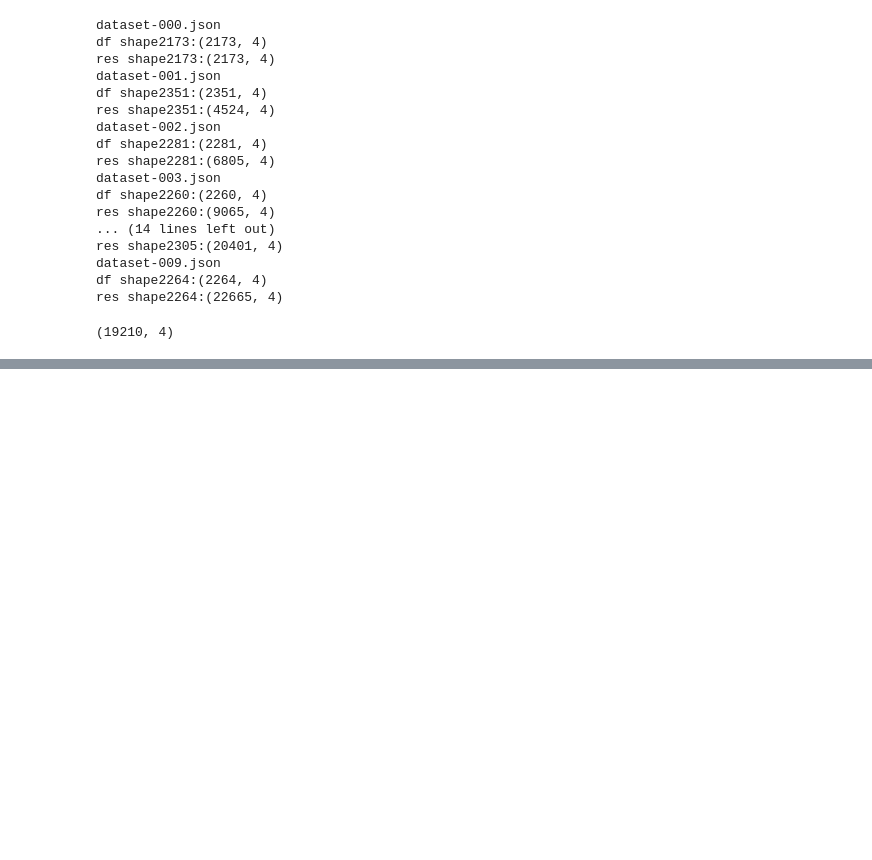
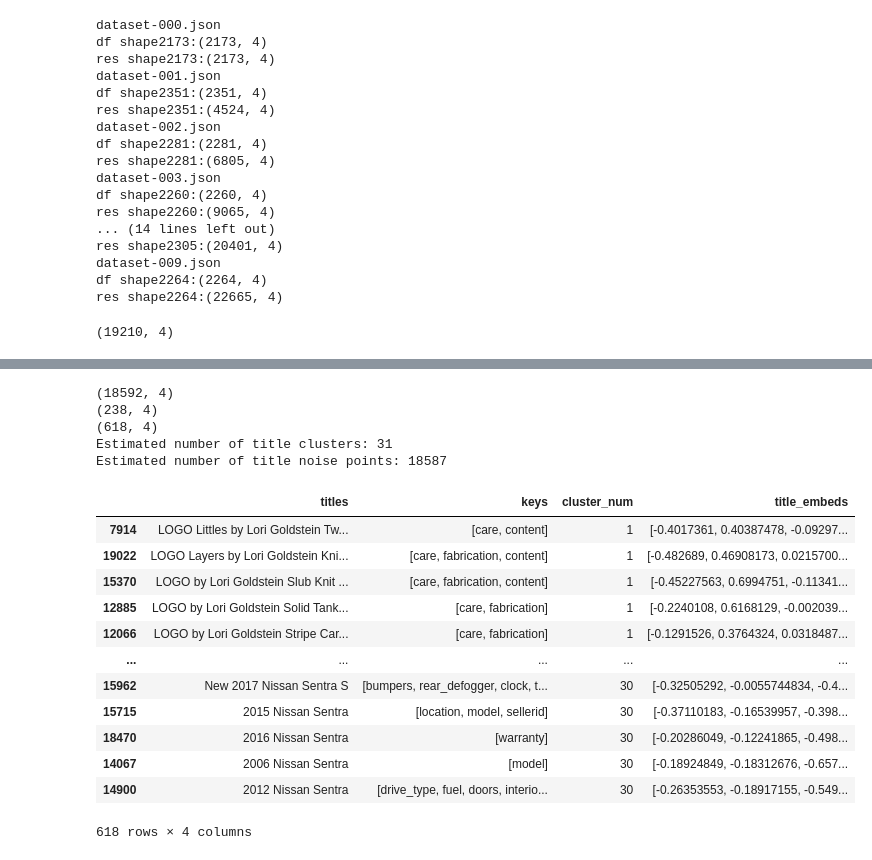
Before and after one commit to NinaWilschut/Master_Thesis, a Jupyter notebook: evaluate.ipynb, the cells around one changed output, grey strips where cells are left out. Drawn from its saved outputs; the diff is of its cells as text; code cells hidden in the pictures; blank space fills up the shorter version.

```diff
--- a/evaluate.ipynb
+++ b/evaluate.ipynb
@@ -13,3 +5,5 @@ data
+# %%
+data = pd.read_csv('data_in_mave_0.csv')
 # %%
 model = SentenceTransformer('paraphrase-MiniLM-L6-v2')
 data['title embeddings'] = ''
@@ -116,7 +129,7 @@ for i in range(10):
 
 
     df = df.drop('specs', axis=1)
-    res = res.append(df)
+    res = res._append(df)
     print(f'df shape{i}:{df.shape}')
     print(f'res shape{i}:{res.shape}')
     index += 1
@@ -143,6 +156,9 @@ res = res.drop_duplicates(subset='title')
 res.shape
 # %% [output]
 (19210, 4)
+# %%
+final = pd.DataFrame()
+outliers = pd.DataFrame()
 # %%
 from sklearn.cluster import DBSCAN
 
@@ -175,0 +324,52 @@ Estimated number of title noise points: 11456
+# %%
+title_embeds = []
+
+for row in outliers['title_embeds']:
+    title_embeds.append(row)
+
+db = DBSCAN(eps=3, min_samples=5).fit(title_embeds)
+title_labels = db.labels_
+
+titles = outliers['titles']
+keys = outliers['keys']
+title_embed = outliers['title_embeds']
+df_new = list(zip(titles, keys,  title_labels, title_embed))
+sorted_titles = pd.DataFrame(df_new, columns=['titles', 'keys', 'cluster_num', 'title_embeds'])
+sorted_titles = sorted_titles.sort_values(by=['cluster_num'])
+outliers = sorted_titles[sorted_titles.cluster_num <= 0]
+print(outliers.shape)
+clusters = sorted_titles[sorted_titles.cluster_num > 0]
+print(clusters.shape)
+#sorted_titles.to_csv('clusters/sorted_titles_mae10.csv')
+final = final._append(clusters)
+print(final.shape)
+
+
+# Number of clusters in labels, ignoring noise if present.
+n_clusters_ = len(set(title_labels)) - (1 if -1 in title_labels else 0)
+n_noise_ = list(title_labels).count(-1)
+
+print("Estimated number of title clusters: %d" % n_clusters_)
+print("Estimated number of title noise points: %d" % n_noise_)
+# %% [output]
+(18592, 4)
+(238, 4)
+(618, 4)
+Estimated number of title clusters: 31
+Estimated number of title noise points: 18587
+# %%
+final
+# %% [output]
+|  | titles | keys | cluster_num | title_embeds |
+| 7914 | LOGO Littles by Lori Goldstein Tw... | [care, content] | 1 | [-0.4017361, 0.40387478, -0.09297... |
+| 19022 | LOGO Layers by Lori Goldstein Kni... | [care, fabrication, content] | 1 | [-0.482689, 0.46908173, 0.0215700... |
+| 15370 | LOGO by Lori Goldstein Slub Knit ... | [care, fabrication, content] | 1 | [-0.45227563, 0.6994751, -0.11341... |
+| 12885 | LOGO by Lori Goldstein Solid Tank... | [care, fabrication] | 1 | [-0.2240108, 0.6168129, -0.002039... |
+| 12066 | LOGO by Lori Goldstein Stripe Car... | [care, fabrication] | 1 | [-0.1291526, 0.3764324, 0.0318487... |
+| ... | ... | ... | ... | ... |
+| 15962 | New 2017 Nissan Sentra S | [bumpers, rear_defogger, clock, t... | 30 | [-0.32505292, -0.0055744834, -0.4... |
+| 15715 | 2015 Nissan Sentra | [location, model, sellerid] | 30 | [-0.37110183, -0.16539957, -0.398... |
+| 18470 | 2016 Nissan Sentra | [warranty] | 30 | [-0.20286049, -0.12241865, -0.498... |
+| 14067 | 2006 Nissan Sentra | [model] | 30 | [-0.18924849, -0.18312676, -0.657... |
+| 14900 | 2012 Nissan Sentra | [drive_type, fuel, doors, interio... | 30 | [-0.26353553, -0.18917155, -0.549... |
+618 rows × 4 columns
```
Also changed, not shown: parts of 17 cells of this notebook, 2 other files.
